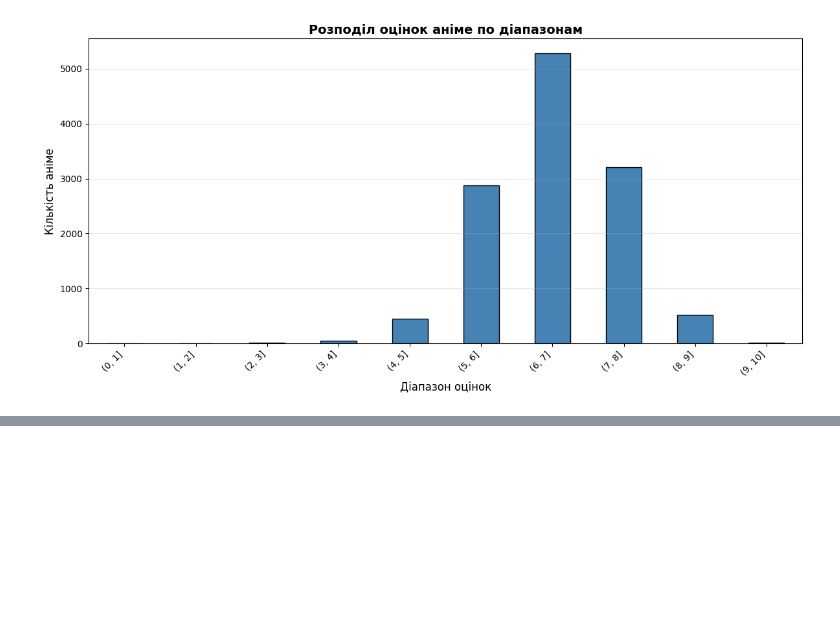
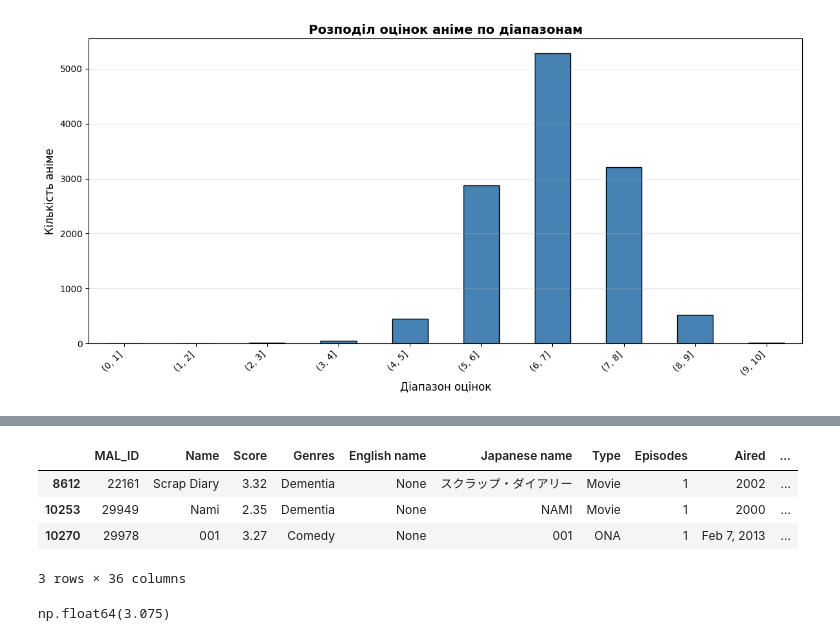
Before and after one commit to AntonBubnov/anime-rec-sys-evaluation, a Jupyter notebook: notebooks/01_preprocessing.ipynb, the cells around one changed output, grey strips where cells are left out. Drawn from its saved outputs; the diff is of its cells as text; code cells hidden in the pictures; blank space fills up the shorter version.

```diff
--- a/notebooks/01_preprocessing.ipynb
+++ b/notebooks/01_preprocessing.ipynb
@@ -403,0 +686,17 @@ Unknown/NaN: 5141 записів (29.27%)
+# %%
+# 1. Беремо лише ті записи, де є і Score, і Ranked
+df_check = df_anime.dropna(subset=['Score', 'Ranked']).copy()
+
+# 2. Групуємо за рангом і рахуємо кількість унікальних значень Score
+rank_variance = df_check.groupby('Ranked')['Score'].nunique()
+
+# 3. Виводимо ранги, де більше одного унікального Score
+multi_score_ranks = rank_variance[rank_variance > 1]
+
+print(f"Кількість рангів з кількома різними оцінками: {len(multi_score_ranks)}")
+if len(multi_score_ranks) > 0:
+    print("Приклади рангів з різними Score:")
+    example_rank = multi_score_ranks.index[0]
+    print(df_check[df_check['Ranked'] == example_rank][['Name', 'Score', 'Ranked']])
+else:
+    print("Гіпотеза підтверджена: Кожен ранг відповідає одному унікальному значенню Score.")
@@ -403,0 +709,17 @@ Unknown/NaN: 5141 записів (29.27%)
+# %%
+# 1. Рахуємо різницю між макс і мін Score для кожного рангу
+score_diffs = df_check.groupby('Ranked')['Score'].agg(lambda x: x.max() - x.min())
+
+# 2. Фільтруємо лише ті, де є різниця > 0
+varying_ranks = score_diffs[score_diffs > 0]
+
+print(f"Статистика розбіжностей Score всередині одного рангу:")
+print(varying_ranks.describe())
+
+print(f"\nМаксимальна розбіжність: {varying_ranks.max():.4f}")
+print(f"Середня розбіжність: {varying_ranks.mean():.4f}")
+
+# Подивимось на ранг з найбільшою помилкою
+max_diff_rank = varying_ranks.idxmax()
+print(f"\nНайбільша розбіжність у рангу {max_diff_rank}:")
+print(df_check[df_check['Ranked'] == max_diff_rank][['Name', 'Score']])
@@ -403,0 +1001,8 @@ Unknown/NaN: 5141 записів (29.27%)
+# %%
+df_check[df_check['Ranked'] == max_diff_rank]
+# %% [output]
+|  | MAL_ID | Name | Score | Genres | English name | Japanese name | Type | Episodes | Aired | ... |
+| 8612 | 22161 | Scrap Diary | 3.32 | Dementia | None | スクラップ・ダイアリー | Movie | 1 | 2002 | ... |
+| 10253 | 29949 | Nami | 2.35 | Dementia | None | NAMI | Movie | 1 | 2000 | ... |
+| 10270 | 29978 | 001 | 3.27 | Comedy | None | 001 | ONA | 1 | Feb 7, 2013 | ... |
+3 rows × 36 columns
@@ -403,0 +1011,4 @@ Unknown/NaN: 5141 записів (29.27%)
+# %%
+m1
+# %% [output]
+np.float64(3.075)
```
Also changed, not shown: parts of 26 cells of this notebook.
